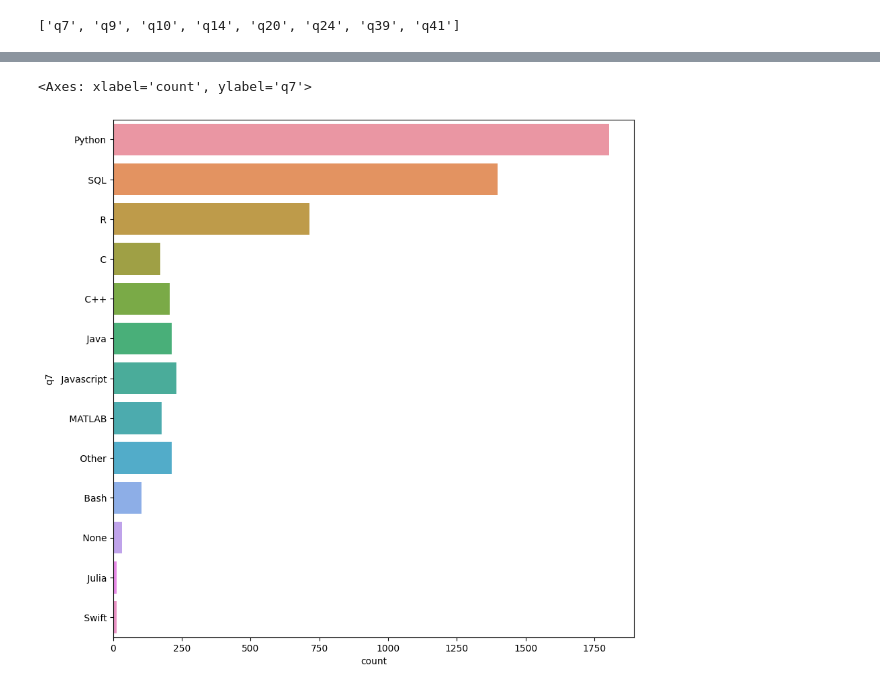
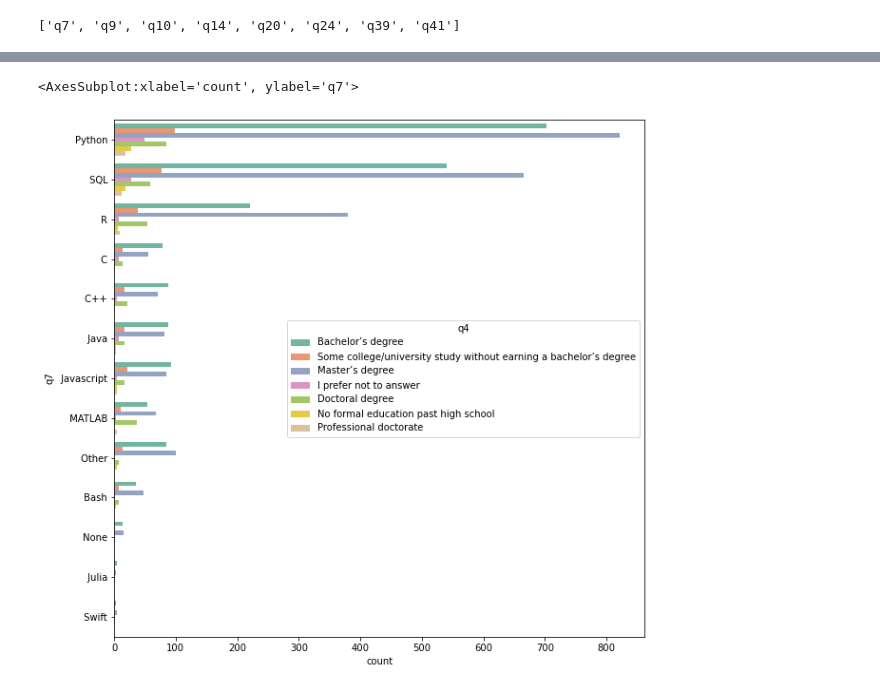
Before and after one commit to MaitaneP/adalab-da-modulo2-proyecto-equipo3, a Jupyter notebook: notebooks/3_tratamiento_datos.ipynb, the cells around one changed output, grey strips where cells are left out. Cells and saved outputs as stored; diff of their text form; code cells hidden in the pictures.

```diff
--- a/notebooks/3_tratamiento_datos.ipynb
+++ b/notebooks/3_tratamiento_datos.ipynb
@@ -163,0 +283,2 @@ TypeError: str.replace() takes no keyword arguments
+# %%
+df['q41'] = df['q41'].apply(limpiar_q41e)
@@ -193,10 +320,10 @@ def limpiar_columna(row):
 # %%
-hue_cols = []
-for col in df.columns:
-    if col not in spv.columnas_unidas:
-        hue_cols.append(col)
-    else:
-        pass
+# hue_cols = []
+# for col in df.columns:
+#     if col not in spv.columnas_unidas:
+#         hue_cols.append(col)
+#     else:
+#         pass
 # %%
-for col in spv.columnas_unidas:
-    df[col] = df[col].apply(limpiar_columna)
+# for col in spv.columnas_unidas:
+#     df[col] = df[col].apply(limpiar_columna)
@@ -236,2 +356,0 @@ hue_cols
-# %%
-df['q9'] = df['q9'].apply(limpiar_columna)
@@ -276,9 +406,9 @@ df_q41 = df.explode('q41')
 # %%
 plt.figure(figsize = (10,10))
-sns.countplot(y = 'q7', data = df_q7)
+sns.countplot(y = 'q7', data = df_q7,hue = 'q4', palette = 'Set2')
 # %% [output]
-<Axes: xlabel='count', ylabel='q7'>
+<AxesSubplot:xlabel='count', ylabel='q7'>
-[figure, old version]
+[figure, new version]
 # %%
 plt.figure(figsize = (10,10))
 sns.countplot(y = 'q9', data = df_q9)
```
Also changed, not shown: parts of 45 cells of this notebook, 2 other files.
